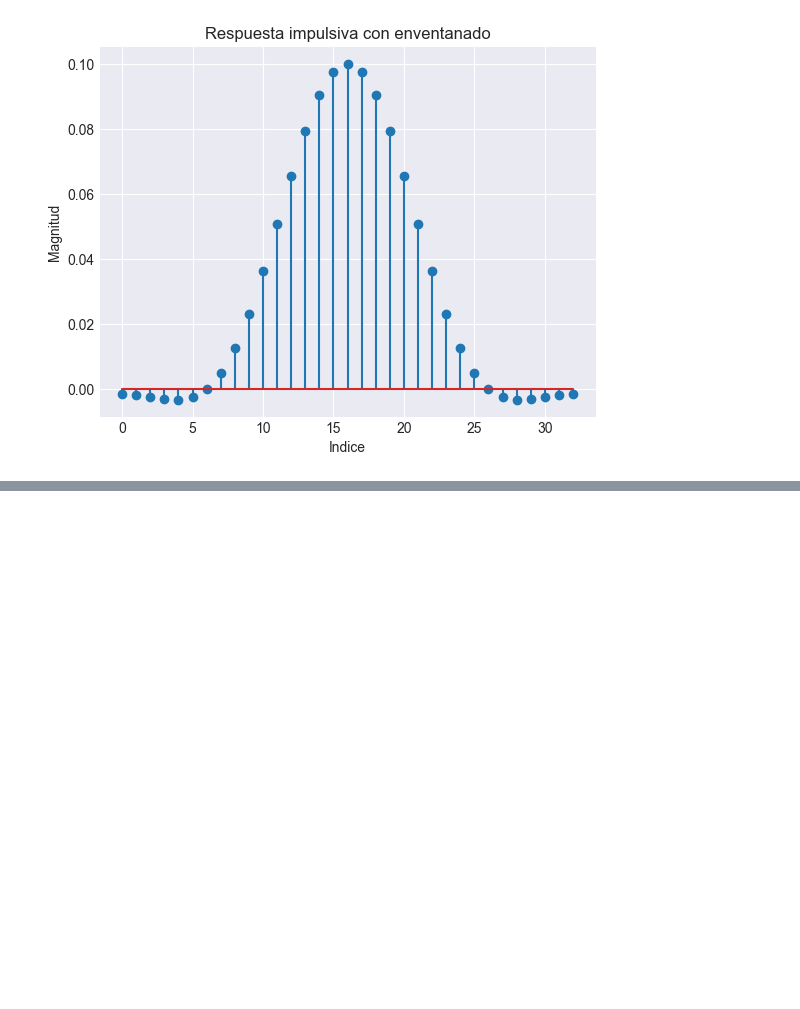
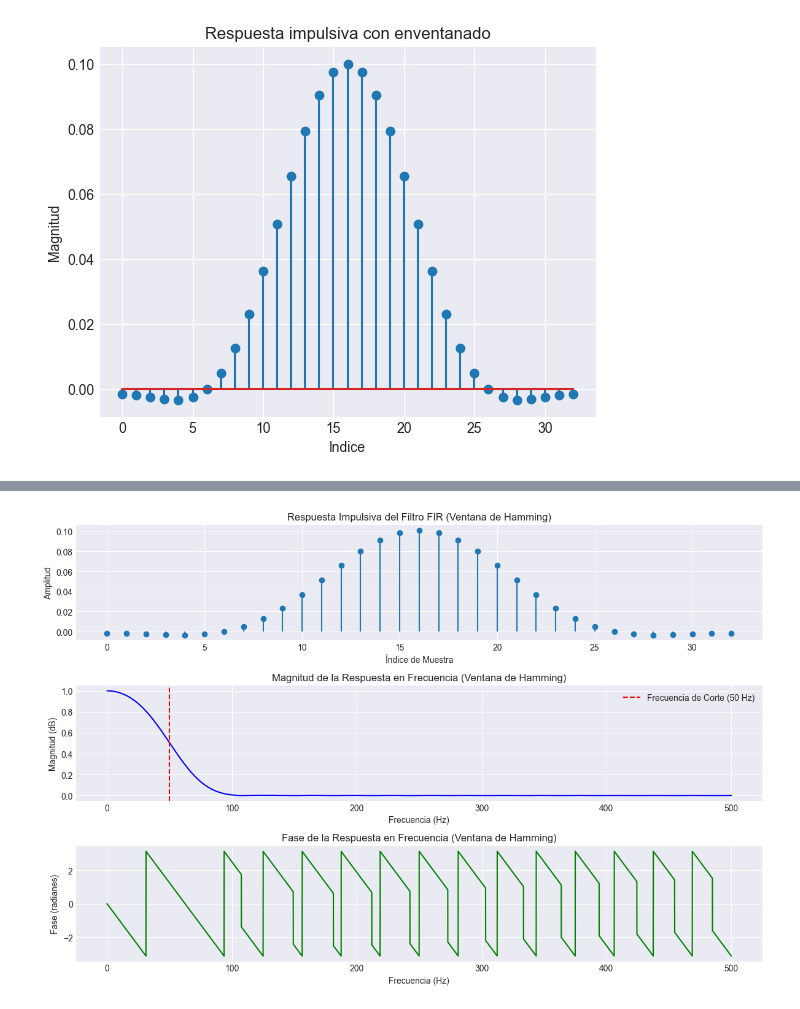
Before and after one commit to ExampleToFollow/PracticasPDS, a Jupyter notebook: Lab4/IP_LAB4_20213704.ipynb, the cells around one changed output, grey strips where cells are left out. Saved outputs shown, nothing was run; the diff lists cells and outputs as text; code cells hidden in the pictures; blank space fills up the shorter version.

```diff
--- a/Lab4/IP_LAB4_20213704.ipynb
+++ b/Lab4/IP_LAB4_20213704.ipynb
@@ -95,0 +94,42 @@ plt.grid('on')
+# %%
+from scipy.signal import firwin, freqz
+# Parámetros del filtro
+fs = 1000  # Frecuencia de muestreo en Hz
+fc = 50    # Frecuencia de corte en Hz
+num_taps = 33  # Número de coeficientes (orden del filtro)
+
+# Diseño del filtro FIR con ventana de Hamming
+# Normalizamos la frecuencia de corte para que esté entre 0 y 0.5 (fs/2)
+hamming_fir_coeffs = firwin(num_taps, fc, fs=fs, window="hamming")
+
+# Calcular la respuesta en frecuencia del filtro
+w, h = freqz(hamming_fir_coeffs, worN=8000, fs=fs)
+
+# Graficar la respuesta impulsiva del filtro
+plt.figure(figsize=(12, 8))
+
+plt.subplot(3, 1, 1)
+plt.stem(hamming_fir_coeffs, use_line_collection=True, basefmt=" ")
+plt.title("Respuesta Impulsiva del Filtro FIR (Ventana de Hamming)")
+plt.xlabel("Índice de Muestra")
+plt.ylabel("Amplitud")
+
+# Graficar la magnitud de la respuesta en frecuencia
+plt.subplot(3, 1, 2)
+plt.plot(w, abs(h), color='blue')
+plt.title("Magnitud de la Respuesta en Frecuencia (Ventana de Hamming)")
+plt.xlabel("Frecuencia (Hz)")
+plt.ylabel("Magnitud (dB)")
+plt.grid(True)
+plt.axvline(50, color='red', linestyle='--', label="Frecuencia de Corte (50 Hz)")
+plt.legend()
+plt.subplot(3, 1, 3)
+plt.plot(w, np.angle(h), color='green')
+plt.title("Fase de la Respuesta en Frecuencia (Ventana de Hamming)")
+plt.xlabel("Frecuencia (Hz)")
+plt.ylabel("Fase (radianes)")
+plt.grid(True)
+plt.tight_layout()
+plt.show()
+# %% [output]
+[figure, added]
```
Also changed, not shown: parts of 2 cells of this notebook.
